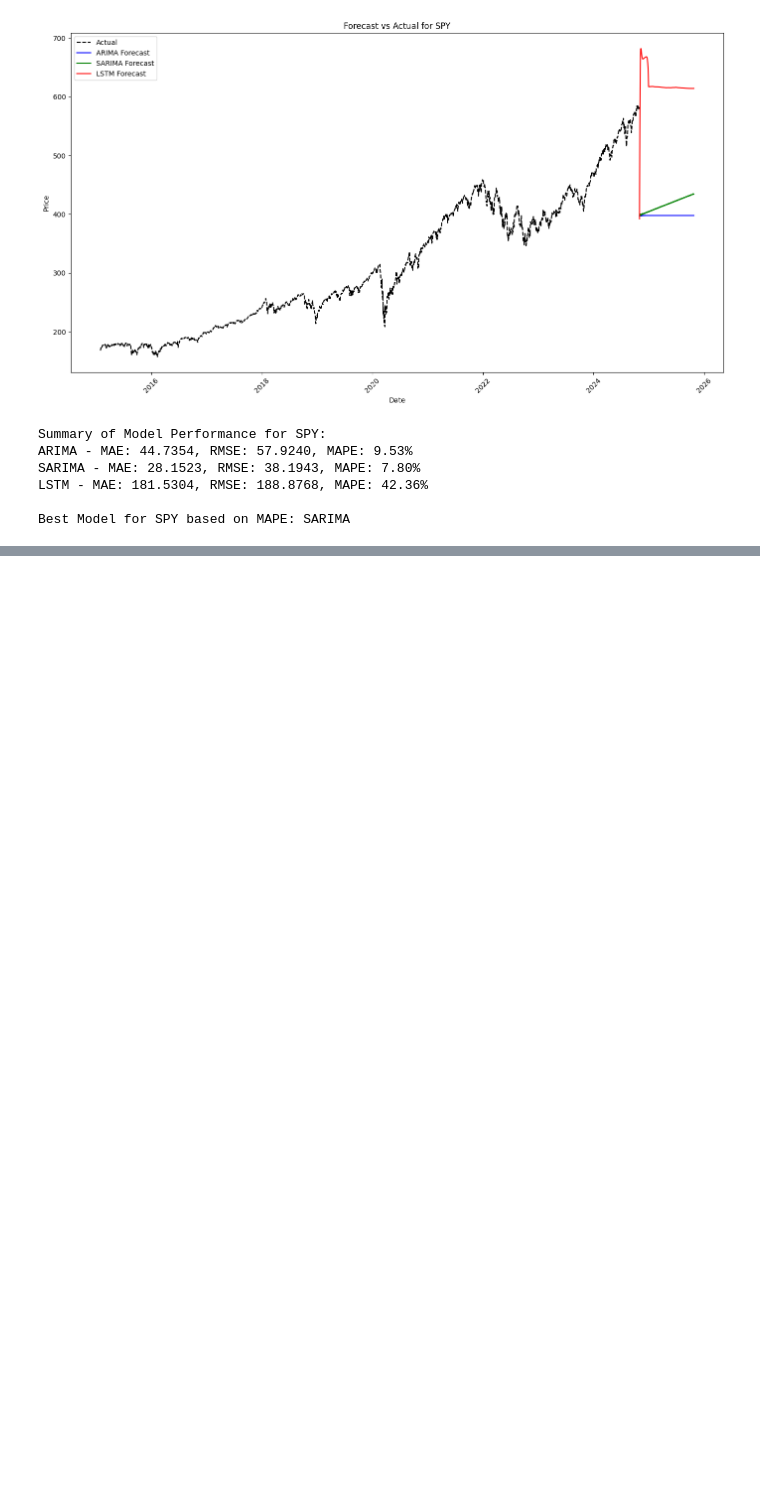
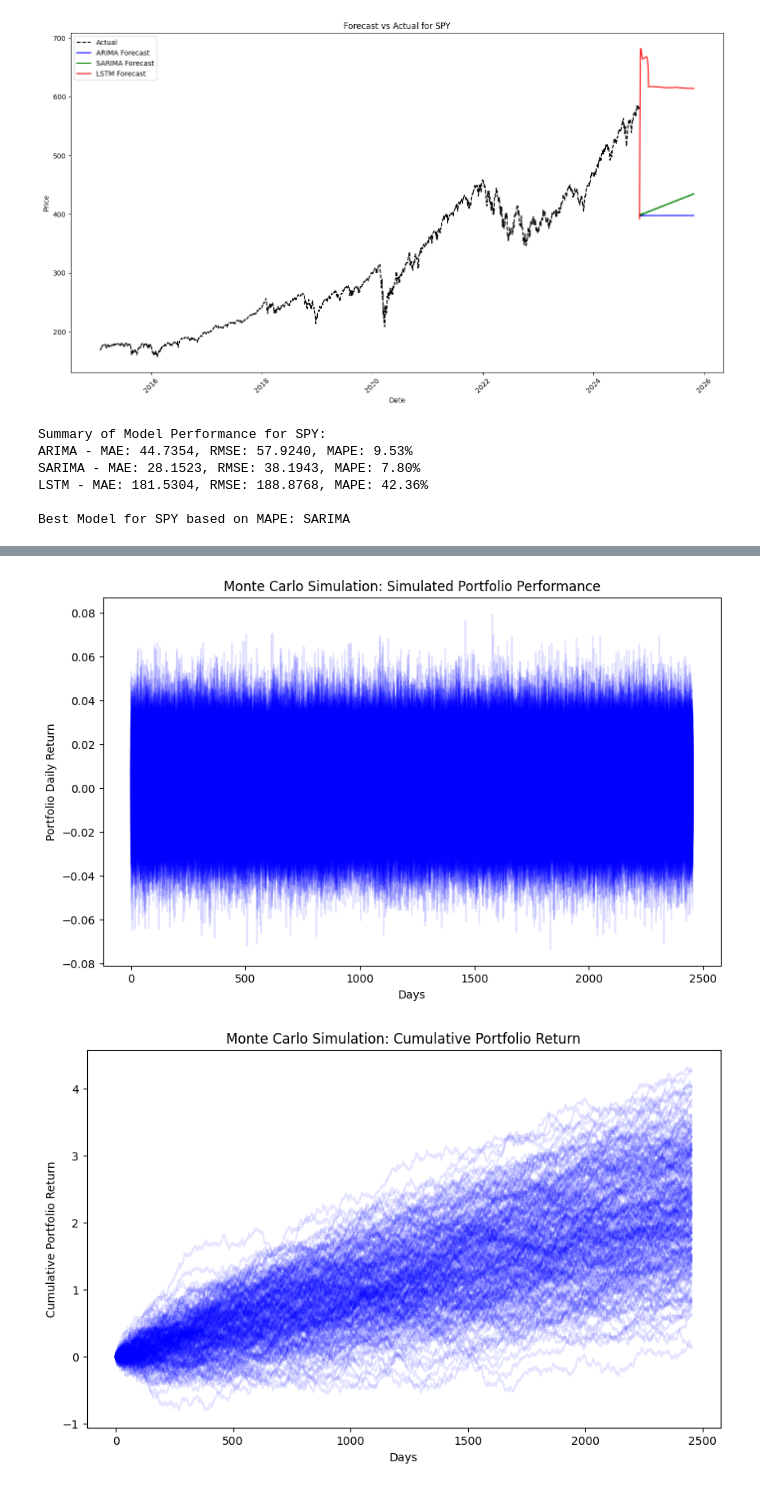
Before and after one commit to amannnnnyyyy/Finance-Forecast-Portfolio-Optimizer, a Jupyter notebook: notebooks/portfoliomgt.ipynb, the cells around one changed output, grey strips where cells are left out. Cells and saved outputs as stored; diff of their text form; code cells hidden in the pictures; blank space fills up the shorter version.

```diff
--- a/notebooks/portfoliomgt.ipynb
+++ b/notebooks/portfoliomgt.ipynb
@@ -445,0 +565,3 @@ Best Model for SPY based on MAPE: SARIMA
+# %%
+df['TSLA_daily_return'] = df['TSLA_daily_return'].fillna(df['TSLA_daily_return'].mean())
+df['TSLA_daily_return'].isna().sum()
@@ -445,0 +698,38 @@ Best Model for SPY based on MAPE: SARIMA
+# %%
+dataset_size = len(df)  # Number of rows (days) in your dataset
+num_days = len(df)  # The number of data points (days) in the dataset
+
+# Adjust number of simulations based on dataset size
+# E.g., 100 simulations for every 100 days in the dataset (you can adjust the multiplier as needed)
+num_simulations = min(1000, int(dataset_size / 10))
+
+simulated_portfolios = np.zeros((num_simulations, num_days))
+
+for i in range(num_simulations):
+    # Generate random returns for each asset (TSLA, BND, SPY)
+    random_returns = np.random.multivariate_normal(mean_returns, cov_matrix, num_days)
+
+    # Calculate the portfolio returns for each day (weighted sum of returns)
+    simulated_portfolios[i] = np.dot(random_returns, optimized_weights)
+
+# Plot the simulated portfolio returns
+plt.figure(figsize=(10, 6))
+plt.plot(simulated_portfolios.T, color='blue', alpha=0.1)
+plt.title('Monte Carlo Simulation: Simulated Portfolio Performance')
+plt.xlabel('Days')
+plt.ylabel('Portfolio Daily Return')
+plt.show()
+
+# Calculate the cumulative return for each simulation to see the total portfolio growth over time
+cumulative_returns = np.cumsum(simulated_portfolios, axis=1)
+
+# Plot the cumulative returns to visualize portfolio growth over time
+plt.figure(figsize=(10, 6))
+plt.plot(cumulative_returns.T, color='blue', alpha=0.1)
+plt.title('Monte Carlo Simulation: Cumulative Portfolio Return')
+plt.xlabel('Days')
+plt.ylabel('Cumulative Portfolio Return')
+plt.show()
+# %% [output]
+[figure, added]
+[figure, added]
```
Also changed, not shown: parts of 14 cells of this notebook, 1 other file.
